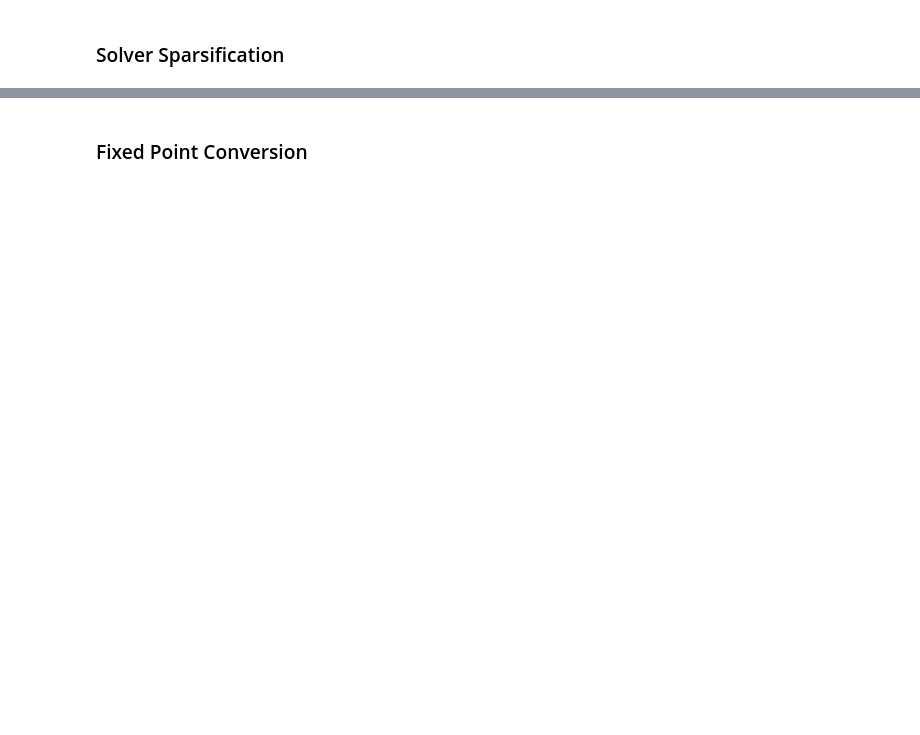
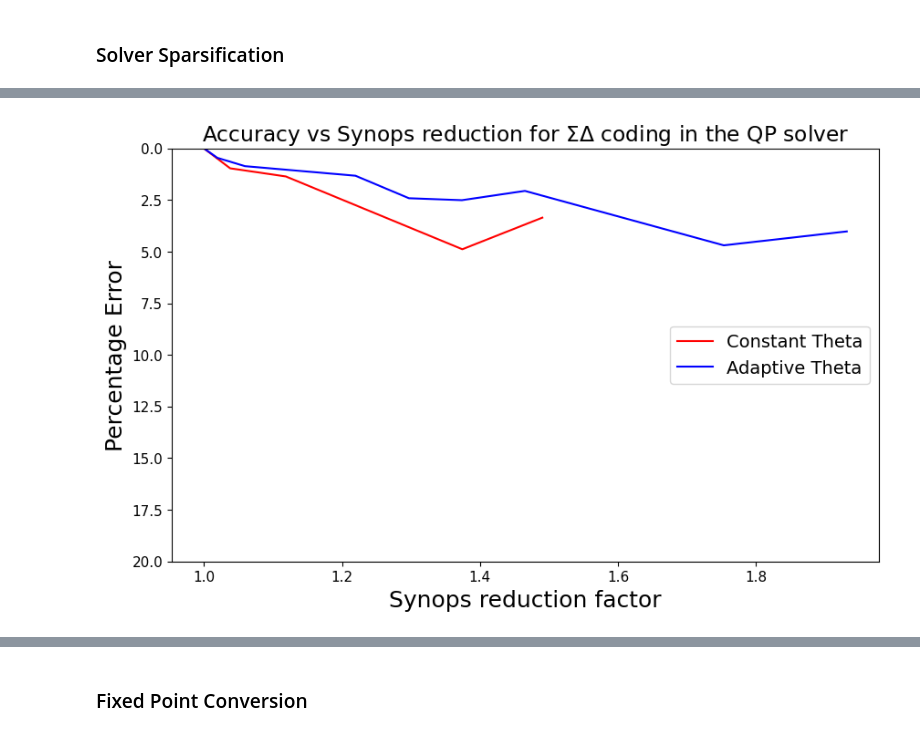
Before and after one commit to ashishrao7/lava-optimization, a Jupyter notebook: tutorials/tutorial_02_solving_QPs with PIPGeq.ipynb, the cells around one changed output, grey strips where cells are left out. Cells and saved outputs as stored; diff of their text form; code cells hidden in the pictures; blank space fills up the shorter version.

```diff
--- a/tutorials/tutorial_02_solving_QPs with PIPGeq.ipynb
+++ b/tutorials/tutorial_02_solving_QPs with PIPGeq.ipynb
@@ -206,7 +205,7 @@ from lava.lib.optimization.solvers.qp.models import (
 # %% [markdown]
 ![image.png](attachment:image.png)
 # %%
-iterations = 1000
+iterations = 300
 # %%
 np.random.seed(10)
 # Lava process Initalization for PIPGeq
@@ -238,3 +237,25 @@ ProjGrad.s_out_qc.connect(QuadConn.s_in)
 ProjGrad.s_out_cd.connect(ConsDir.s_in)
 ConsDir.a_out.connect(ProInt.a_in)
 ProInt.s_out.connect(ConsNorm.s_in)
+
+# Run solver dynamics QP
+toc = time.time()
+ProjGrad.run(condition=RunSteps(num_steps=iterations),
+                      run_cfg=Loihi1SimCfg()
+                     )
+
+# get pre-conditioned solution
+pre_sol_k = ProjGrad.vars.qp_neuron_state.get()
+
+# Profiling data
+tot_synops = QuadConn.vars.synops.get() + ConsNorm.vars.synops.get() + ConsDir.vars.synops.get()
+tot_spikeops = ProInt.vars.spikeops.get() + ProjGrad.vars.spikeops.get()
+
+# stop process execution
+ProjGrad.stop()
+
+tic = time.time()
+print("Solution in {} seconds".format(tic-toc))
+
+# postconditioning to get actual solution
+sol_k =  pre_mat_Q@pre_sol_k
@@ -267,0 +276,6 @@ Solution Percentage error is 0.0013333167827229747
+# %%
+print("For reference, number of operations per iteration \n Syn Ops: {} \n Spike Ops: {}\n".format(
+                                                                                     tot_synops/iterations, tot_spikeops/iterations))
+ref_grad = -(Q_pre@pre_sol_k + p_pre)
+ref_sol = (pre_mat_Q@pre_sol_k).copy()
+ref_synops = tot_synops.copy()
@@ -267,0 +497,14 @@ Solution Percentage error is 0.0013333167827229747
+# %%
+fig,ax = plt.subplots(figsize=(10, 6), dpi=100)
+plt.rcParams.update({'font.size': 14})
+plt.title("Accuracy vs Synops reduction for $ \Sigma \Delta $ coding in the QP solver")
+ax.plot(relative_ops_ct, accuracies_ct, color="red", label='Constant Theta')
+ax.set_ylabel("Percentage Error",color="black",fontsize=18)
+ax.invert_yaxis()
+ax.set_ylim(20,0)
+ax.plot(relative_ops_at, accuracies_at, color="blue", label='Adaptive Theta')
+ax.set_xlabel("Synops reduction factor",fontsize=18)
+ax.legend(loc="center right")
+plt.show()
+# %% [output]
+[figure, added]
```
Also changed, not shown: parts of 27 cells of this notebook, 2 other files.
